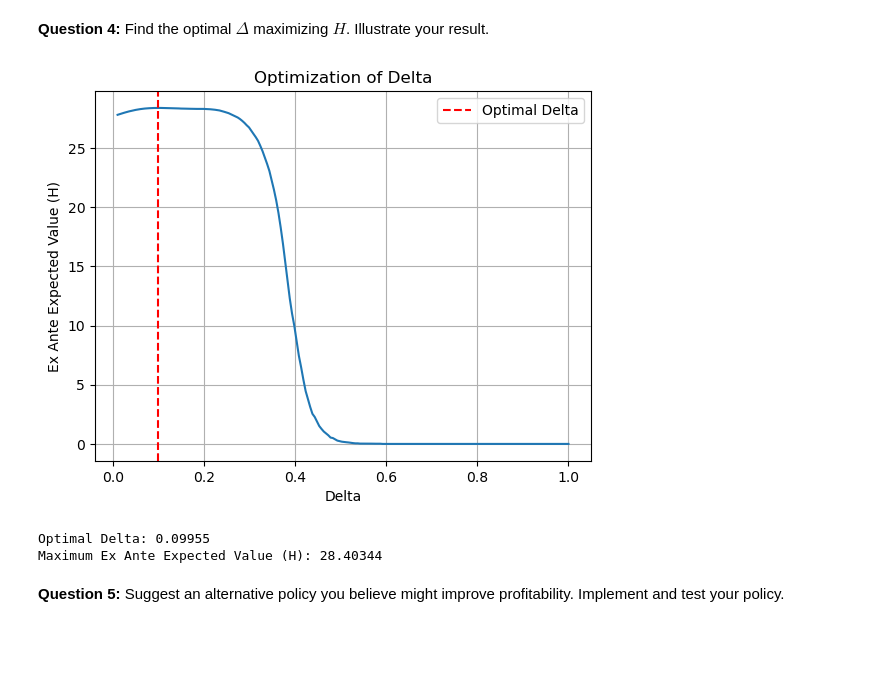
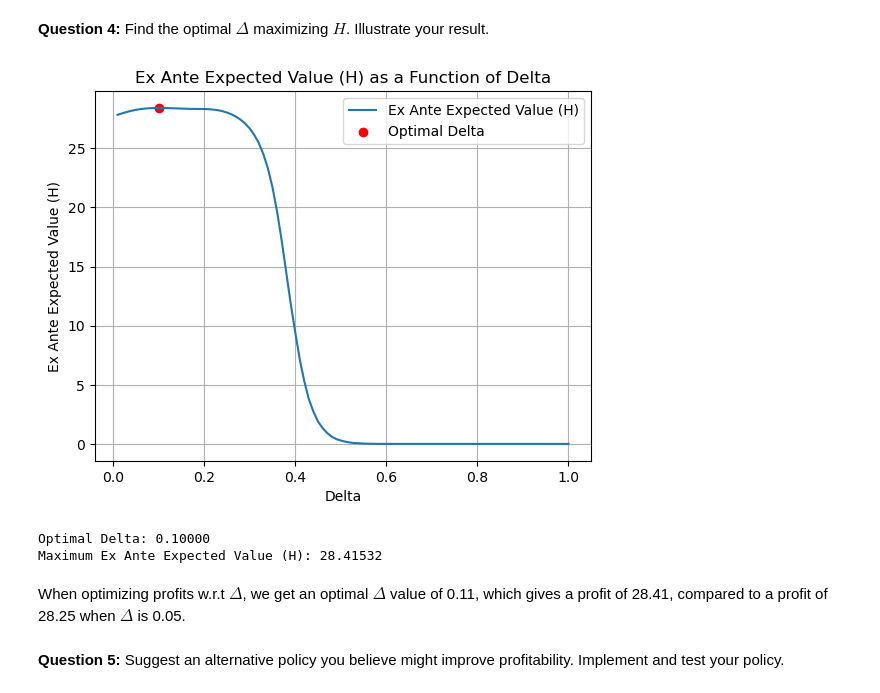
Before and after one commit to NumEconCopenhagen/projects-2023-hold-11, a Jupyter notebook: examproject/Exam-2023-notebook.ipynb, the cells around one changed output. Drawn from its saved outputs; the diff is of its cells as text; code cells hidden in the pictures; blank space fills up the shorter version.

```diff
--- a/examproject/Exam-2023-notebook.ipynb
+++ b/examproject/Exam-2023-notebook.ipynb
@@ -419,6 +367,7 @@ sigma_epsilon = 0.10
 R = (1+0.01)**(1/12)
 eta = 0.5
 w = 1.0
+K = 10000
 
 H(rho, iota, sigma_epsilon, R, eta, w, K)
 # %% [output]
@@ -508,68 +401,3 @@ The policy with Delta = 0.05 improves profitability.
 Changing $\Delta$ to 0.05 does indeed improve profitability. This appears to be the case, since with no threshold value for policy change, then the amount of hairdressers will change too much when you include a fixed cost for changing labor amounts.
 # %% [markdown]
 **Question 4:** Find the optimal $\Delta$ maximizing $H$. Illustrate your result.
-# %%
-# set seed
-np.random.seed(1986)
-# Parameters
-delta_values = np.linspace(0.01, 1, 200)  # Range of delta values to test
-
-# Function to calculate profit at each time period
-def calculate_profit(ell_t, kappa_t, ell_previous, w, iota):
-    adjustment_cost = iota if ell_t != ell_previous else 0
-    profit = kappa_t*ell_t**(1-eta) - w * ell_t - adjustment_cost
-    return profit
-
-# Function to calculate ex post value of the salon for a given shock series and policy
-def calculate_ex_post_value(shock_series, delta):
-    ex_post_value = 0
-    ell_previous = 0
-    kappa_previous = 1
-
-    for t in range(len(shock_series)):
-        kappa_t = np.exp(rho * np.log(kappa_previous) + shock_series[t])
-
-        ell_star = ((1 - eta) * kappa_t / w)**(1 / eta)
-
-        if abs(ell_previous - ell_star) > delta:
-            ell_t = ell_star
-        else:
-            ell_t = ell_previous
-
-        profit = calculate_profit(ell_t, kappa_t, ell_previous, w, iota)
-        ex_post_value += R ** (-t) * profit
-
-        ell_previous = ell_t
-
-    return ex_post_value
-
-# Generate K random shock series
-shock_series = np.random.normal(loc=-0.5 * sigma_epsilon**2, scale=sigma_epsilon, size=(K-1, 120))
-
-# Calculate ex ante expected value H for different Delta values
-ex_ante_values = []
-for delta in delta_values:
-    ex_post_values = [calculate_ex_post_value(shock, delta) for shock in shock_series]
-    ex_ante_value = np.mean(ex_post_values)
-    ex_ante_values.append(ex_ante_value)
-
-# Find optimal Delta maximizing H
-optimal_delta = delta_values[np.argmax(ex_ante_values)]
-max_ex_ante_value = np.max(ex_ante_values)
-
-# Plotting the results
-plt.plot(delta_values, ex_ante_values)
-plt.xlabel("Delta")
-plt.ylabel("Ex Ante Expected Value (H)")
-plt.title("Optimization of Delta")
-plt.axvline(x=optimal_delta, color='r', linestyle='--', label='Optimal Delta')
-plt.legend()
-plt.grid(True)
-plt.show()
-
-print(f"Optimal Delta: {optimal_delta:.5f}")
-print(f"Maximum Ex Ante Expected Value (H): {max_ex_ante_value:.5f}")
-# %% [output]
-[figure, removed]
-Optimal Delta: 0.09955
-Maximum Ex Ante Expected Value (H): 28.40344
@@ -576,3 +406,11 @@ Maximum Ex Ante Expected Value (H): 28.40344
+# %%
+H3(rho, iota, sigma_epsilon, R, eta, w, K) # can be time consuming to run, if this is the case, then change K to 1000.
+# %% [output]
+[figure, added]
+Optimal Delta: 0.10000
+Maximum Ex Ante Expected Value (H): 28.41532
+# %% [markdown]
+When optimizing profits w.r.t $\Delta$, we get an optimal $\Delta$ value of 0.11, which gives a profit of 28.41, compared to a profit of 28.25 when $\Delta$ is 0.05.
 # %% [markdown]
 
 **Question 5:** Suggest an alternative policy you believe might improve profitability. Implement and test your policy.
```
Also changed, not shown: parts of 8 cells of this notebook, 3 other files.
